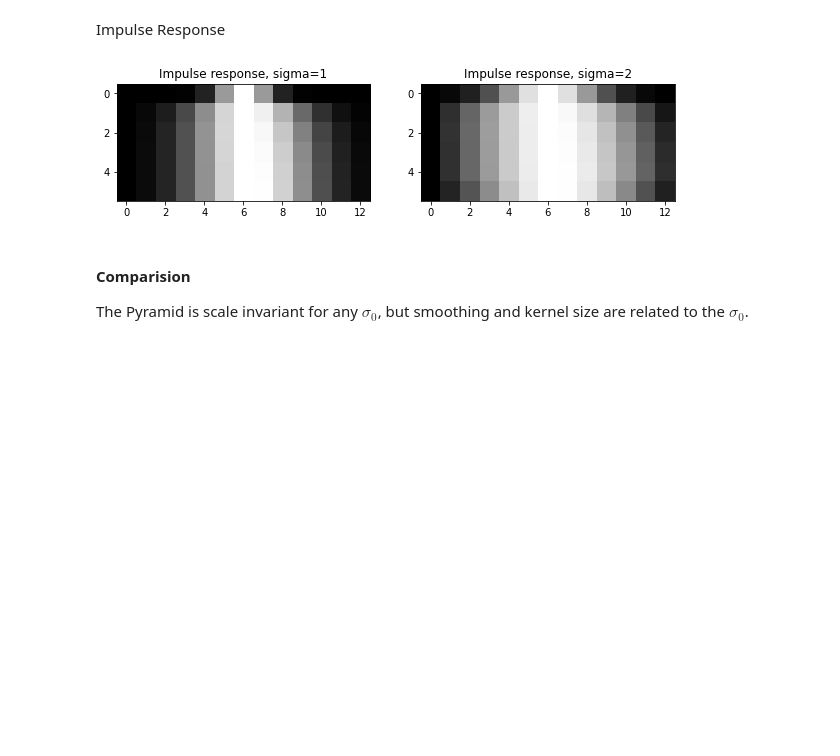
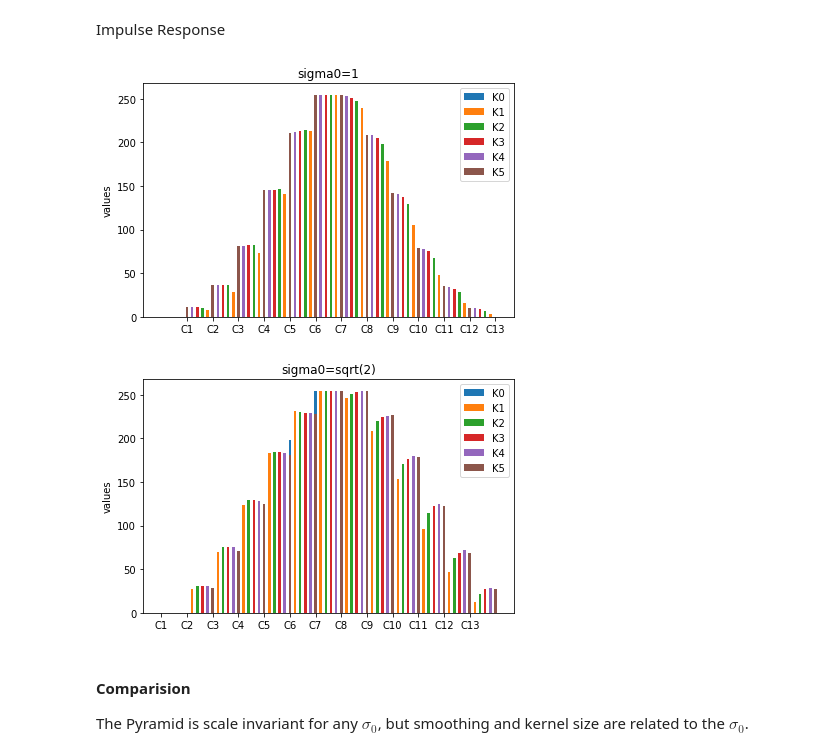
Before and after one commit to bhomaidan1990/Computer_Vision_Labs, a Jupyter notebook: CV_Lab_3.ipynb, the cells around one changed output. Drawn from its saved outputs; the diff is of its cells as text; code cells hidden in the pictures; blank space fills up the shorter version.

Commit message:
Impulse Response Visualization improved

```diff
--- a/CV_Lab_3.ipynb
+++ b/CV_Lab_3.ipynb
@@ -229,44 +229,75 @@ sigma2 = sqrt(2)
 deltaPyramid1 = pyramid(delta, sigma_0=sigma1)
 deltaPyramid2 = pyramid(delta, sigma_0=sigma2)
 
 # Impulse Response for each level
 ImpResp1 = np.zeros((len(deltaPyramid1), 13),dtype=float)
 ImpResp2 = np.zeros((len(deltaPyramid2), 13),dtype=float)
 # sigma = 1
 for idx, level in enumerate(deltaPyramid1):
     # # 1
     # level = cv2.resize(level, (512, 512))# , interpolation=cv2.INTER_AREA
     # ImpResp1[idx,:] = exposure.rescale_intensity(level[255, 249:262], in_range='image', out_range=(0,255)).astype(np.uint8)
+    # ImpResp1[idx,:] = level[255, 249:262]
 
     # # 2
     centery = level.shape[0]//2
     centerx = level.shape[1]//2
     ImpResp1[idx,:] = exposure.rescale_intensity(level[centery, (centerx-7):(centerx+6)], out_range=(0,255), in_range='image').astype(np.uint8)
+    # ImpResp1[idx,:] = level[centery, (centerx-7):(centerx+6)]
 # sigma = sqrt(2)
 for idx, level in enumerate(deltaPyramid2):
     # # 1
     # level = cv2.resize(level, (512, 512))# , interpolation=cv2.INTER_AREA
-    # ImpResp1[idx,:] = exposure.rescale_intensity(level[255, 249:262], in_range='image', out_range=(0,255)).astype(np.uint8)
-
+    # ImpResp2[idx,:] = exposure.rescale_intensity(level[255, 249:262], in_range='image', out_range=(0,255)).astype(np.uint8)
+    # ImpResp2[idx,:] = level[255, 249:262]
     # # 2
     centery = level.shape[0]//2
     centerx = level.shape[1]//2
     ImpResp2[idx,:] = exposure.rescale_intensity(level[centery, (centerx-7):(centerx+6)], out_range=(0,255), in_range='image').astype(np.uint8)
-
+    # ImpResp2[idx,:] = level[centery, (centerx-7):(centerx+6)]
 #====================
 # Visualize Results
 #====================
-plt.figure(num="Pyramids", figsize=(10,10))
-plt.subplot(121)
-plt.imshow(ImpResp1, cmap='gray')
-plt.title('Impulse response, sigma={}'.format(sigma1))
+labels = []
+for c in range(13):
+    label = 'C{}'.format(c+1)
+    labels.append(label)
 
-plt.subplot(122)
-plt.imshow(ImpResp2, cmap='gray')
-plt.title('Impulse response, sigma={}'.format(sigma2))
+x = np.arange(len(labels))  # the label locations
+width = 0.1  # the width of the bars
+
+fig, ax = plt.subplots()
+rects1 = []
+for k in range(ImpResp1.shape[0]):
+    rects1.append(ax.bar(x - 2*k*width, ImpResp1[k], width, label='K{}'.format(k)))
+
+# Add some text for labels, title and custom x-axis tick labels, etc.
+ax.set_ylabel('values')
+ax.set_title('sigma0=1')
+ax.set_xticks(x)
+ax.set_xticklabels(labels)
+ax.legend()
+
+fig.tight_layout()
+
+fig2, ax2 = plt.subplots()
+rects2 = []
+for k in range(ImpResp1.shape[0]):
+    rects2.append(ax2.bar(x + 2*k*width, ImpResp2[k], width, label='K{}'.format(k)))
+
+# Add some text for labels, title and custom x-axis tick labels, etc.
+ax2.set_ylabel('values')
+ax2.set_title('sigma0=sqrt(2)')
+ax2.set_xticks(x)
+ax2.set_xticklabels(labels)
+ax2.legend()
+
+fig2.tight_layout()
+
 plt.show()
 # %% [output]
-[figure, old version]
+[figure, new version]
+[figure, added]
 # %% [markdown]
 #### Comparision
 The Pyramid is scale invariant for any $\sigma_0$, but smoothing and kernel size are related to the $\sigma_0$.
```
